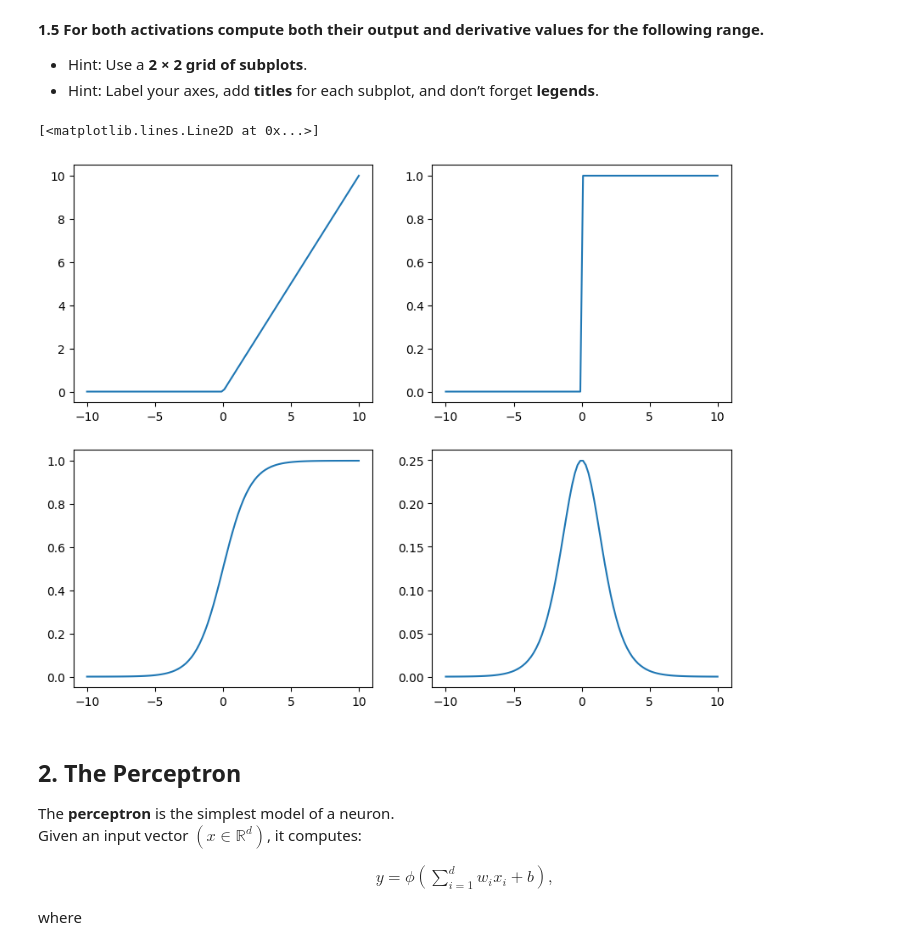
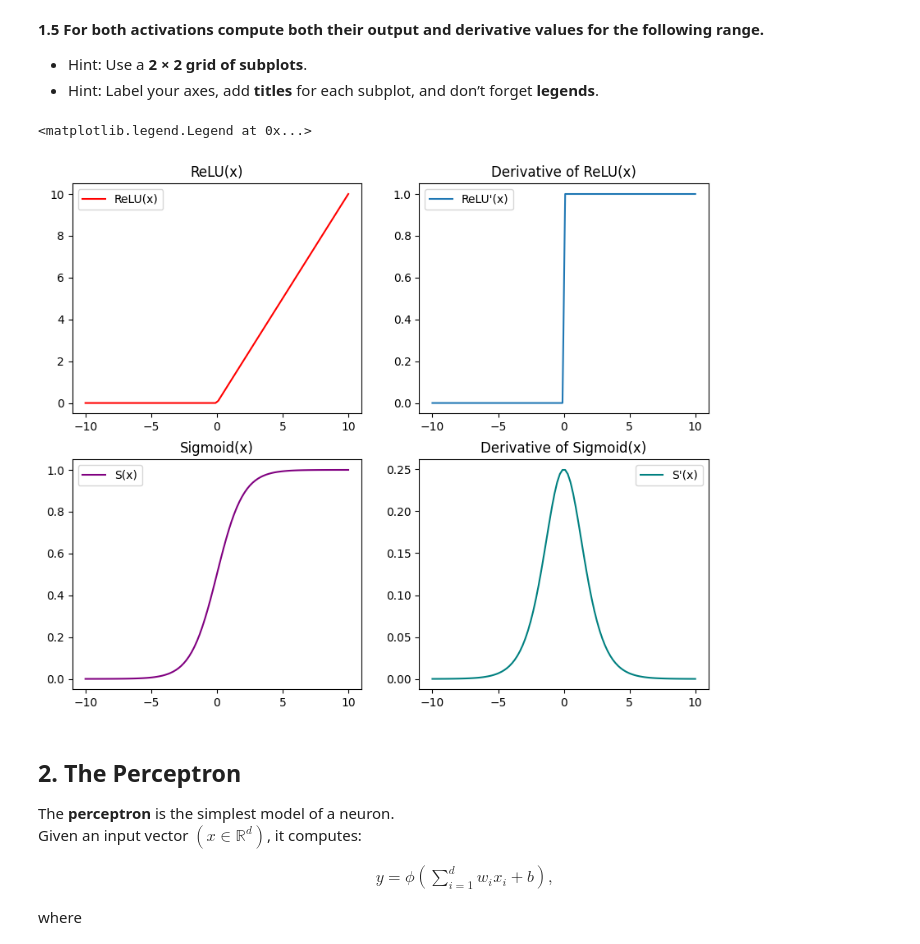
Before and after one commit to 2211Jarl/2025, a Jupyter notebook: Exercises/01 - NN basics/MLP and Training.ipynb, the cells around one changed output. Drawn from its saved outputs; the diff is of its cells as text; code cells hidden in the pictures.

```diff
--- a/Exercises/01 - NN basics/MLP and Training.ipynb
+++ b/Exercises/01 - NN basics/MLP and Training.ipynb
@@ -121,22 +121,32 @@ class Sigmoid:
 - Hint: Use a **2 × 2 grid of subplots**.
 - Hint: Label your axes, add **titles** for each subplot, and don’t forget **legends**.
 # %%
+import torch
+import matplotlib.pyplot as plt
 x = torch.linspace(-10, 10, 100)
 
 fig, axs = plt.subplots(2, 2, figsize=(10, 8))
 
 relu = ReLU()
 sigmoid = Sigmoid()
 
 # TODO: plot ReLU and Sigmoid functions and their derivatives
 
-axs[0,0].plot(x,relu.forward(x))
-axs[0,1].plot(x,relu.gradient(x))
-axs[1,0].plot(x,sigmoid.forward(x))
-axs[1,1].plot(x,sigmoid.gradient(x))
+axs[0,0].plot(x,relu.forward(x), label="ReLU(x)", color = 'red')
+axs[0,0].set_title("ReLU(x)")
+axs[0,0].legend()
+axs[0,1].plot(x,relu.gradient(x), label="ReLU'(x)")
+axs[0,1].set_title("Derivative of ReLU(x)")
+axs[0,1].legend()
+axs[1,0].plot(x,sigmoid.forward(x), label="S(x)", color = 'purple')
+axs[1,0].set_title("Sigmoid(x)")
+axs[1,0].legend()
+axs[1,1].plot(x,sigmoid.gradient(x), label ="S'(x)", color = 'teal')
+axs[1,1].set_title("Derivative of Sigmoid(x)")
+axs[1,1].legend()
 # %% [output]
-[<matplotlib.lines.Line2D at 0x...>]
+<matplotlib.legend.Legend at 0x...>
-[figure, old version]
+[figure, new version]
 # %% [markdown]
 ## 2. The Perceptron
 
```
Also changed, not shown: parts of 2 cells of this notebook.
